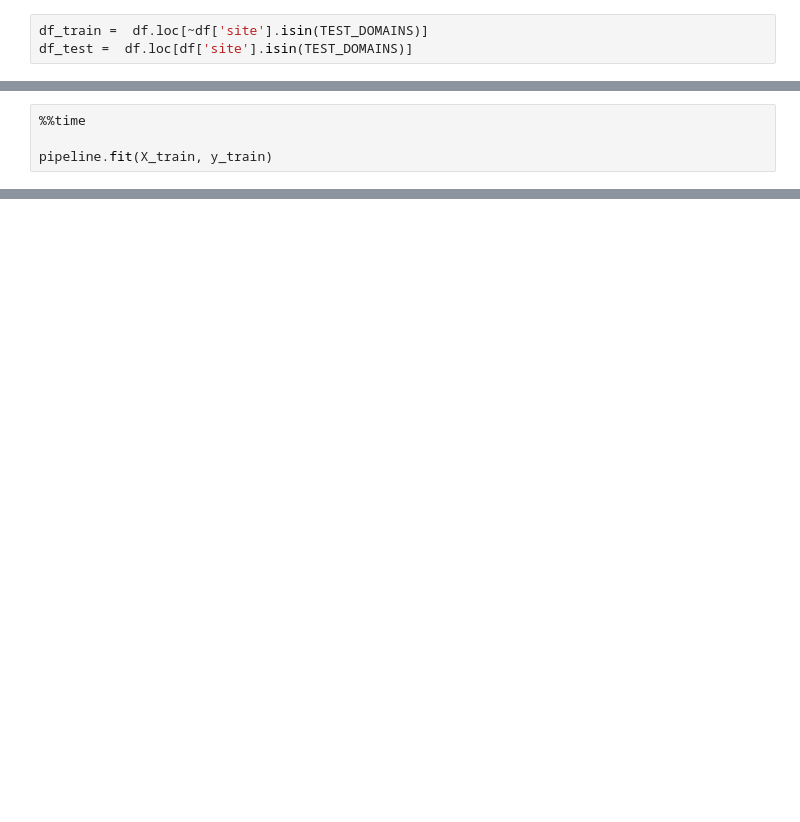
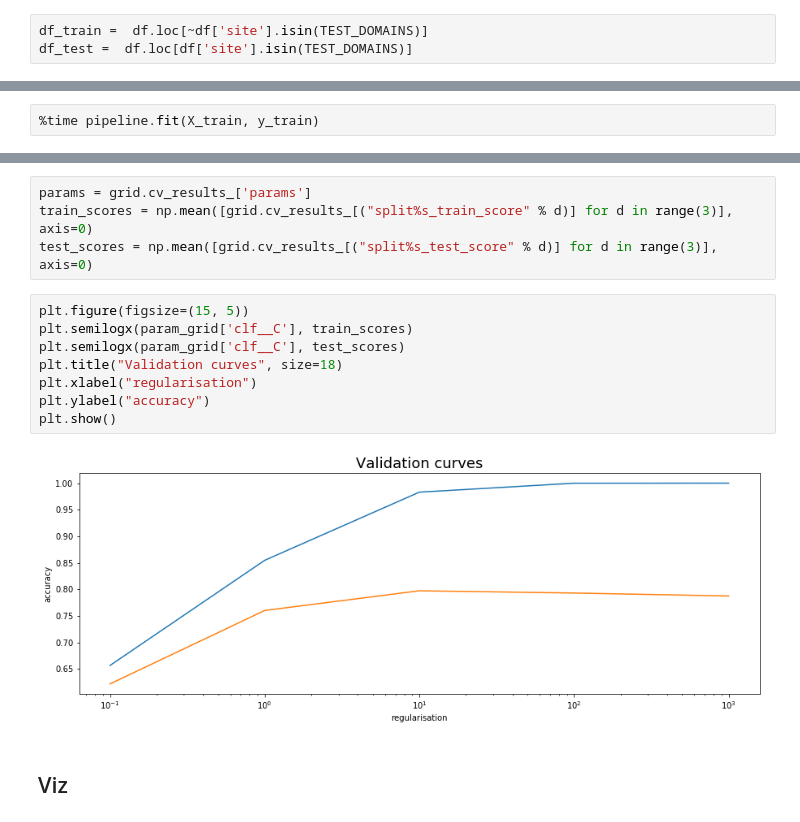
Before and after one commit to zermelozf/newspapers-clustering, a Jupyter notebook: python-scripts/Logistic Regression.ipynb, the cells around one changed output, grey strips where cells are left out. Saved outputs shown, nothing was run; the diff lists cells and outputs as text; blank space fills up the shorter version.

```diff
--- a/python-scripts/Logistic Regression.ipynb
+++ b/python-scripts/Logistic Regression.ipynb
@@ -42,5 +86,3 @@ pipeline = Pipeline([
 # %%
-%%time
-
-pipeline.fit(X_train, y_train)
+%time pipeline.fit(X_train, y_train)
 # %% [output]
@@ -62,0 +183,16 @@ See the caveats in the documentation: http://pandas.pydata.org/pandas-docs/stabl
+# %%
+params = grid.cv_results_['params']
+train_scores = np.mean([grid.cv_results_[("split%s_train_score" % d)] for d in range(3)], axis=0)
+test_scores = np.mean([grid.cv_results_[("split%s_test_score" % d)] for d in range(3)], axis=0)
+# %%
+plt.figure(figsize=(15, 5))
+plt.semilogx(param_grid['clf__C'], train_scores)
+plt.semilogx(param_grid['clf__C'], test_scores)
+plt.title("Validation curves", size=18)
+plt.xlabel("regularisation")
+plt.ylabel("accuracy")
+plt.show()
+# %% [output]
+[figure, added]
+# %% [markdown]
+## Viz
```
Also changed, not shown: parts of 32 cells of this notebook.
